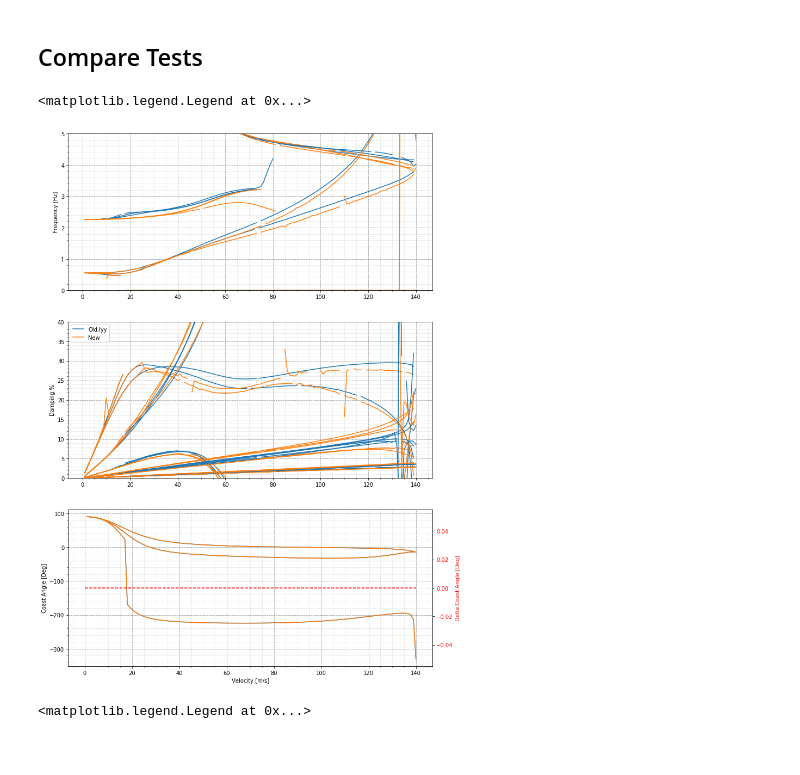
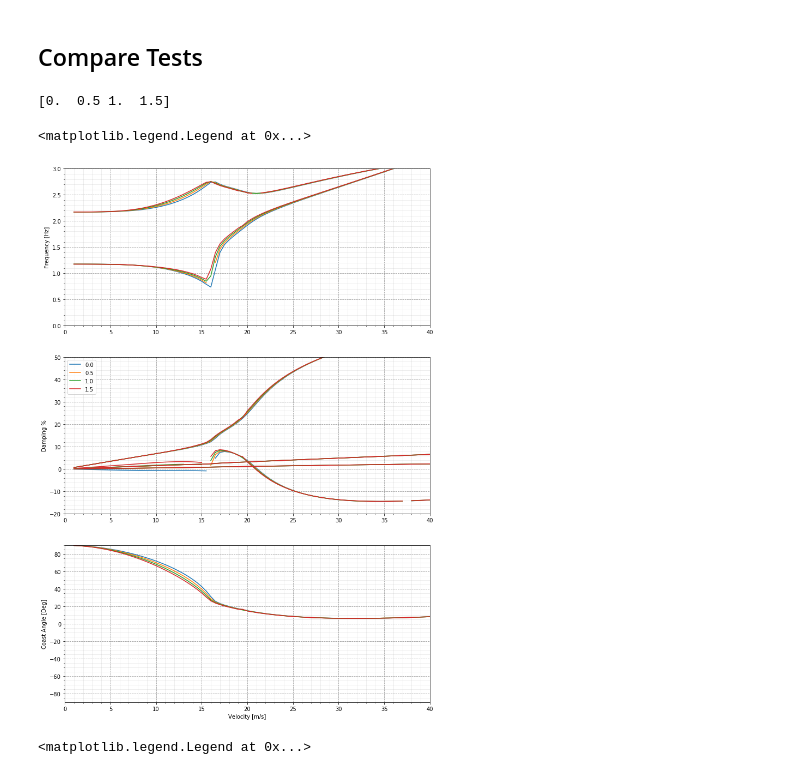
Before and after one commit to fh9g12/FwtModels, a Jupyter notebook: Workbooks/9_RectWingModelGen/4_Compare Results-JEC2.ipynb, the cells around one changed output. Cells and saved outputs as stored; diff of their text form; code cells hidden in the pictures.

```diff
--- a/Workbooks/9_RectWingModelGen/4_Compare Results-JEC2.ipynb
+++ b/Workbooks/9_RectWingModelGen/4_Compare Results-JEC2.ipynb
@@ -23,21 +23,22 @@ flutdf = pd.DataFrame()
 b_modes = 3
 t_modes = 3
 
-dataset_name = 'JEC'
-#dataset_name = 'JEC2'
+#dataset_name = 'JEC'
+dataset_name = 'JEC2'
 #dataset_name = 'HALE'
-dataset_name = 'TestJEC'
+#dataset_name = 'TestJEC'
 
 
 
 
 model_names = {0:'Locked',1:'Free',2:'Free-IWT',3:'Free-IWT,IWB',4:'Free-IWT,IWB,FRotFWT',5:'Free-IWT,IWB,FRotFWT,Lin0',6:'Free-IWT,FRotFWT,Lin0'}
 model_names = {0:'Old',1:'Old,Iyy',2:'New',3:'New,Iyy'}
+model_names = {0:'Locked',1:'Free',2:'Free-IWT',3:'Free-IWT,IWB',4:'Free-IWT,IWB,FRotFWT',5:'Free-IWT,IWB,FRotFWT,Drag',6:'Free-IWT,IWB,FRotFWT,Lin0',7:'Free-IWT,IWB,FRotFWT,Drag,Lin0',6:'Free-IWT,FRotFWT,Lin0'}
 
 
 ls = []
-for i in range(4):
-    dat = pd.read_pickle(f'Eigen_{b_modes}B{t_modes}T-M{i}_{dataset_name}.pkl')
+for i in range(8):
+    dat = pd.read_pickle(f'../../Eigen_{b_modes}B{t_modes}T-M{i}_{dataset_name}.pkl')
     dat['Model'] = i
     dat['Config'] = dataset_name
     ls.append(dat)
@@ -47,7 +48,6 @@ flutdf = pd.concat(ls, ignore_index=True, sort=False)
 flutdf = flutdf.reset_index(drop=True)
 flutdf['Damping [%]'] = flutdf['Damping']*-100
 flutdf['FWT Mass [%]'] = pd.Categorical(flutdf['delta_m']*100)
-flutdf['FWT Ratio [%]'] = pd.Categorical(flutdf['sigma']*100)
 flutdf['Coast Angle [Deg]'] = np.rad2deg([i[-1] for i in flutdf['q']])
 flutdf['Flare Angle [Deg]'] = pd.Categorical(np.rad2deg(flutdf['Lambda']))
 flutdf['AoA [Deg]'] = pd.Categorical(np.rad2deg(flutdf['alpha_r']))
@@ -56,5 +56,9 @@ flutdf['Config'] = pd.Categorical(flutdf['Config'])
 flutdf['Mode'] = pd.Categorical(flutdf['Mode'])
 flutdf['Stable'] = pd.Categorical(flutdf['Stable'])
 
+flutdf['c_dmax'] = pd.Categorical(flutdf['c_dmax'])
+#flutdf['FWT Ratio [%]'] = pd.Categorical(flutdf['sigma']*100)
+#flutdf['D/L'] = pd.Categorical(flutdf['sigma_DL'])
+
 flutdf.head()
 # %% [output]
@@ -86,16 +89,18 @@ def SeriesFilter(series,var):
     else:
         return series == var
 
-def GetReducedDataSet(flutdf,model_num,Flare=25,AoA=0,ratio_FWT=20,FWT_mass = 100,Vmin = 1,Vmax = 140,Modes=None,Stable=None):
+def GetReducedDataSet(flutdf,model_num,Flare=25,AoA=0,ratio_FWT=20,FWT_mass = 100,c_dmax = 0,Vmin = 1,Vmax = 140,Modes=None,Stable=None):
     data = flutdf.copy()
     data = data[SeriesFilter(data['Model'],model_num)]
     data = data[SeriesFilter(data['Flare Angle [Deg]'],Flare)]
     data = data[SeriesFilter(data['AoA [Deg]'],AoA)]
     data = data[SeriesFilter(data['FWT Mass [%]'],FWT_mass)]
-    data = data[SeriesFilter(data['FWT Ratio [%]'],ratio_FWT)]
     data = data[SeriesFilter(data['Mode'],Modes)]
     data = data[SeriesFilter(data['Stable'],Stable)]
     data = data[data['V']<=Vmax]
     data = data[data['V']>=Vmin]
+
+    #data = data[SeriesFilter(data['FWT Ratio [%]'],ratio_FWT)]
+    data = data[SeriesFilter(data['c_dmax'],c_dmax)]
     return data
 # %%
@@ -171,36 +218,40 @@ def CoastDeltaPlot(data,hue, ax,Delta = True):# testNums,ax,Flare=25,AoA=0,FWT_r
 # %%
 fig, axes = plt.subplots(3,1,figsize=(12,18))
 
-Tests = [1,2]
-data = GetReducedDataSet(flutdf,Tests,ratio_FWT=10,FWT_mass = 50,Flare = 10,AoA = [0,5,10],Modes=None,Stable=None)
+Tests = [5]
+data = GetReducedDataSet(flutdf,Tests,ratio_FWT=20,FWT_mass = 100,c_dmax = None,Flare = 25,AoA = [5],Modes=[0,1,2,3],Stable=None)
 
-PlotLines(data,x = 'V',Modes = flutdf['Mode'].cat.categories,hue = 'Model',y = 'Frequency',ax = axes[0])
-PlotLines(data,x = 'V',Modes = flutdf['Mode'].cat.categories,hue = 'Model',y = 'Damping [%]',ax = axes[1])
-CoastDeltaPlot(data,'Model', axes[2],Delta = True)
-
+PlotLines(data,x = 'V',Modes = flutdf['Mode'].cat.categories,hue = 'c_dmax',y = 'Frequency',ax = axes[0])
+PlotLines(data,x = 'V',Modes = flutdf['Mode'].cat.categories,hue = 'c_dmax',y = 'Damping [%]',ax = axes[1])
+CoastDeltaPlot(data,'c_dmax', axes[2],Delta = False)
+print(np.unique(data['c_dmax']))
 for i in [0,1,2]:
     #axes[i].set(xlim=(0,60))
     axes[i].grid(b=True, which='major', color='#999999', linestyle='--')
     axes[i].minorticks_on()
     axes[i].grid(b=True, which='minor', color='#999999', linestyle='-', alpha=0.2)
-    #axes[i].set(xlim=(0,45))
+    axes[i].set(xlim=(0,40))
 
 
 axes[0].set_ylabel('Frequency [Hz]')
 axes[1].set_ylabel('Damping %')
 
 #axes[0].set(ylim=(0.5,3))
-axes[0].set(ylim=(0,5))
-axes[1].set(ylim=(0,40))
+axes[0].set(ylim=(0,3))
+axes[1].set(ylim=(-20,50))
+axes[2].set(ylim=(-90,90))
 
 
 #PlotModes(data,'Test',axes[:])
 axes[1].legend([model_names[i] for i in Tests])
+axes[1].legend(flutdf['c_dmax'].cat.categories)
+#axes[1].legend(flutdf['AoA [Deg]'].cat.categories)
 #fig.show()
 #PlotModes(1,axes[:,0],Flare = 25)
 # %% [output]
-<matplotlib.legend.Legend at 0x...>
+[0.  0.5 1.  1.5]
+<matplotlib.legend.Legend at 0x...>
-[figure, old version]
+[figure, new version]
 # %%
 fig, axes = plt.subplots(3,1,figsize=(12,18))
 
```
Also changed, not shown: parts of 4 cells of this notebook, 9 other files.
